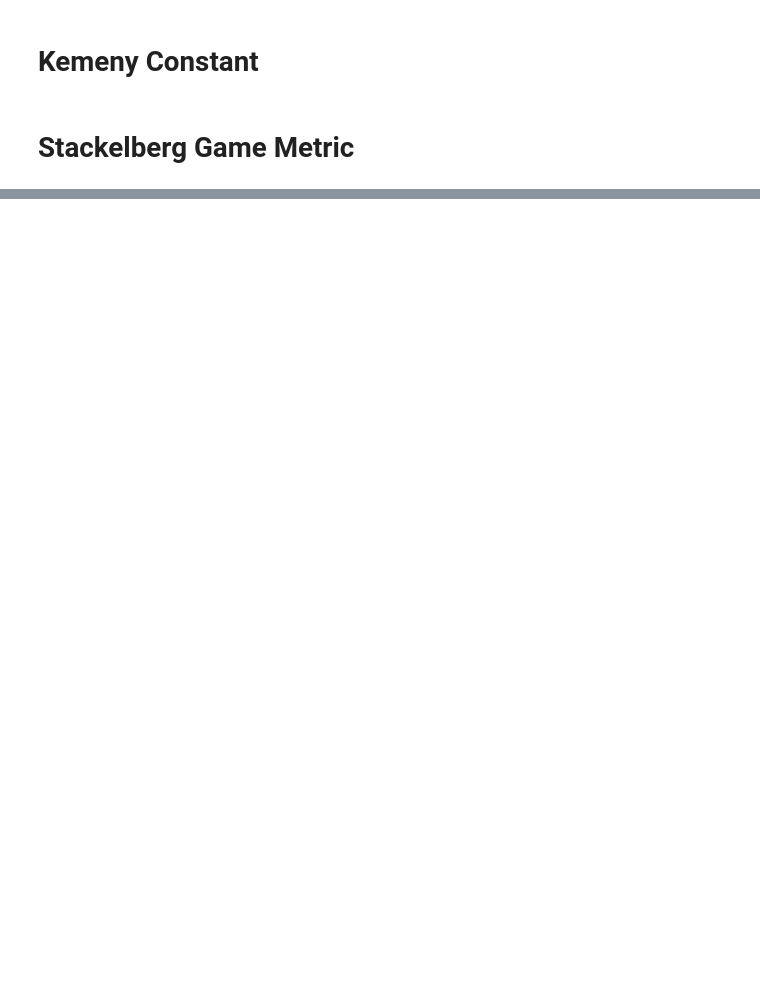
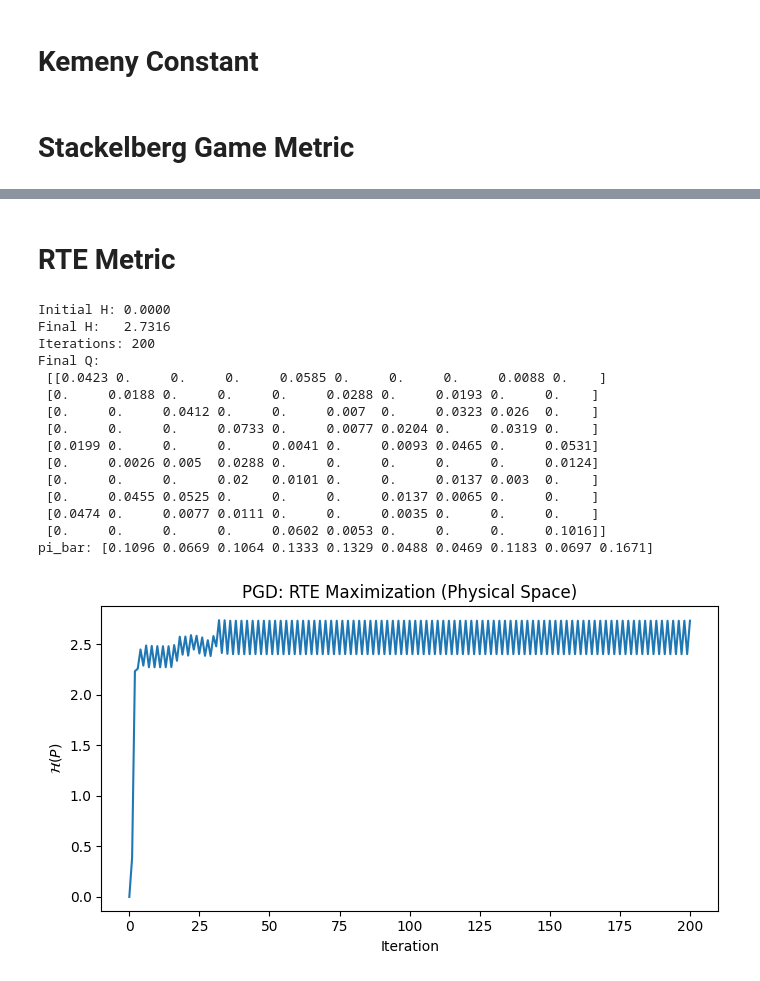
Before and after one commit to yohanjohn307/markov-chain-lifting, a Jupyter notebook: debug.ipynb, the cells around one changed output, grey strips where cells are left out. Cells and saved outputs as stored; diff of their text form; code cells hidden in the pictures; blank space fills up the shorter version.

```diff
--- a/debug.ipynb
+++ b/debug.ipynb
@@ -268,0 +255,67 @@ Final J_lift:   0.1099
+# %% [markdown]
+# RTE Metric
+# %%
+from graph import random_chain
+from optimize import make_grad_rte, make_project_Q_bar, projected_gradient_descent
+from metrics import return_time_entropy
+from markov import ergodic_flow_to_transition
+
+eta = 0.25
+
+# Random stationary distribution
+pi_bar = np.random.dirichlet(5 * np.ones(len(A)))
+
+# Random initial ergodic flow
+Q0 = random_chain(A, seed=seed)
+project_fn_rte = make_project_Q_bar(A, pi_bar)
+Q0 = project_fn_rte(Q0)
+
+# V defaults to I_m, collapsing the lifted RTE metric to the standard physical-space
+# metric H(P) (Eq. 43). In that case pi_bar must equal the stationary distribution
+# itself, which holds here since project_fn_rte fixes Q's row sums to pi_bar.
+grad_rte = make_grad_rte(pi_bar, eta)
+
+# H is to be maximized, so PGD minimizes the negated metric/gradient.
+neg_grad_rte = lambda Q: tuple(-x for x in grad_rte(Q))
+
+Q_opt, history, n_iters = projected_gradient_descent(
+    Q0, neg_grad_rte, project_fn_rte, alpha=0.01, n_iter=200, tol=1e-6
+)
+
+P0 = ergodic_flow_to_transition(Q0)
+H_initial = return_time_entropy(P0, eta=eta)
+P_opt = ergodic_flow_to_transition(Q_opt)
+H_final = return_time_entropy(P_opt, eta=eta)
+
+print(f"\nInitial H: {H_initial:.4f}")
+print(f"Final H:   {H_final:.4f}")
+print(f"Iterations: {n_iters}")
+
+np.set_printoptions(precision=6, suppress=True)
+print(f"Final Q:\n {np.round(Q_opt, 4)}")
+print("pi_bar:", np.round(pi_bar, 4))
+
+plt.figure(figsize=(7, 4))
+plt.plot([-v for v in history])
+plt.xlabel("Iteration")
+plt.ylabel(r"$\mathcal{H}(P)$")
+plt.title("PGD: RTE Maximization (Physical Space)")
+plt.tight_layout()
+plt.show()
+# %% [output]
+Initial H: 0.0000
+Final H:   2.7316
+Iterations: 200
+Final Q:
+ [[0.0423 0.     0.     0.     0.0585 0.     0.     0.     0.0088 0.    ]
+ [0.     0.0188 0.     0.     0.     0.0288 0.     0.0193 0.     0.    ]
+ [0.     0.     0.0412 0.     0.     0.007  0.     0.0323 0.026  0.    ]
+ [0.     0.     0.     0.0733 0.     0.0077 0.0204 0.     0.0319 0.    ]
+ [0.0199 0.     0.     0.     0.0041 0.     0.0093 0.0465 0.     0.0531]
+ [0.     0.0026 0.005  0.0288 0.     0.     0.     0.     0.     0.0124]
+ [0.     0.     0.     0.02   0.0101 0.     0.     0.0137 0.003  0.    ]
+ [0.     0.0455 0.0525 0.     0.     0.     0.0137 0.0065 0.     0.    ]
+ [0.0474 0.     0.0077 0.0111 0.     0.     0.0035 0.     0.     0.    ]
+ [0.     0.     0.     0.     0.0602 0.0053 0.     0.     0.     0.1016]]
+pi_bar: [0.1096 0.0669 0.1064 0.1333 0.1329 0.0488 0.0469 0.1183 0.0697 0.1671]
+[figure, added]
```
Also changed, not shown: parts of 8 cells of this notebook, 7 other files.
